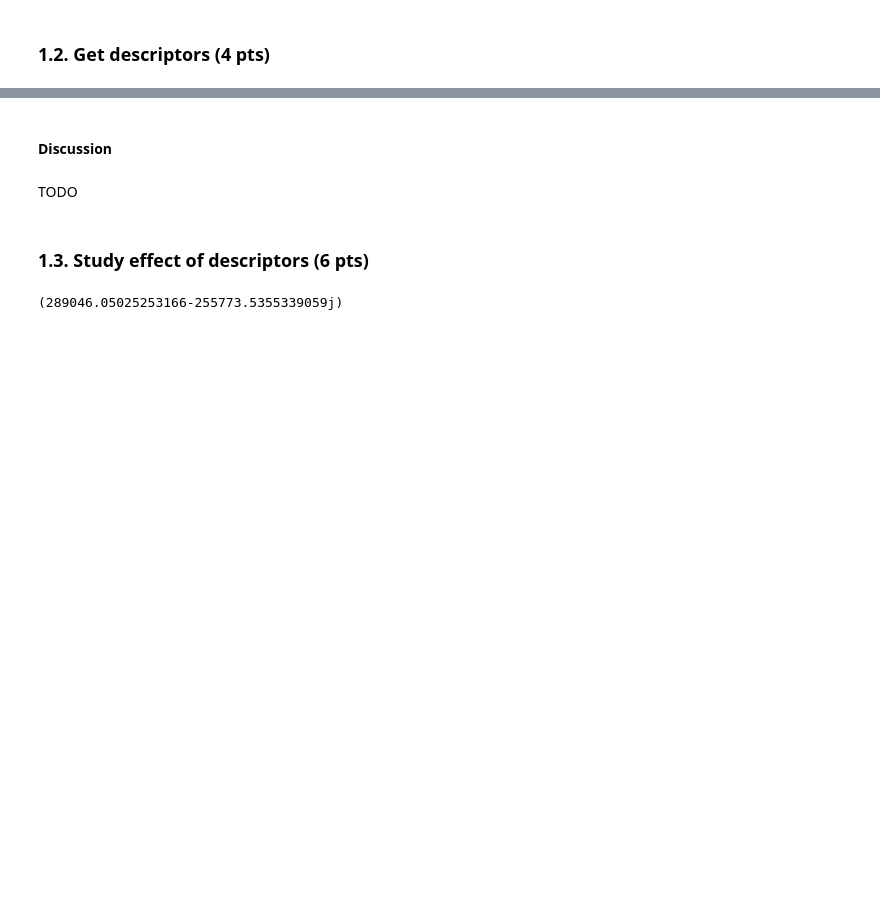
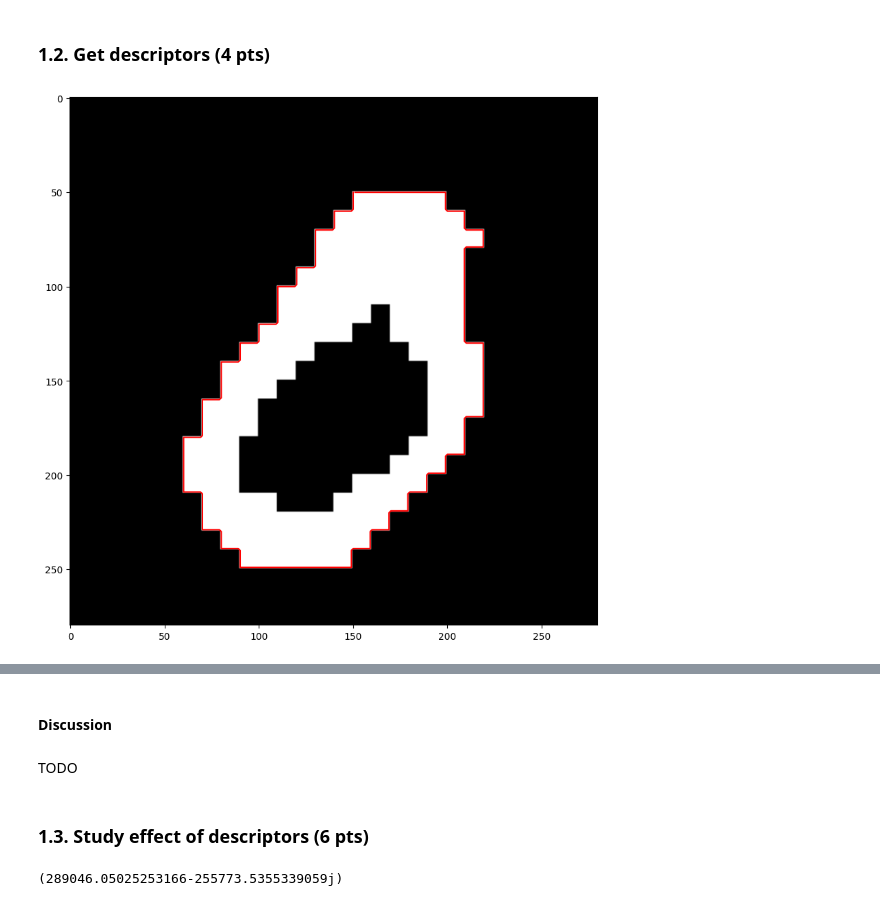
Before and after one commit to alessandrodalbesio/EPFL-image-analysis-and-pattern-recognition, a Jupyter notebook: lab_02_object_description.ipynb, the cells around one changed output, grey strips where cells are left out. Drawn from its saved outputs; the diff is of its cells as text; code cells hidden in the pictures; blank space fills up the shorter version.

```diff
--- a/lab_02_object_description.ipynb
+++ b/lab_02_object_description.ipynb
@@ -184,80 +195,86 @@ import numpy as np
 from scipy.fft import fft
 
 def getOutline(img):
-    # The input image must be an opencv compatible image (i.e. a numpy array)
-
-    # Get the shape of the image
-    height, _ = img.shape
-
-    # Increase the number of pixels of the image to avoid aliasing
-    img = cv2.resize(img, (0,0), fx=20, fy=20, interpolation=cv2.INTER_NEAREST) # Increase the number of pixels of the image to avoid aliasing
+    def distance(p1, p2):
+        return np.sqrt((p1[0]-p2[0])**2 + (p1[1]-p2[1])**2)
 
     # Get the contours with opencv
     contour_points,_ = cv2.findContours(img, cv2.RETR_EXTERNAL, cv2.CHAIN_APPROX_NONE) # Get the external points and dont'approximate the contour
 
+    # Plot the contour
+    plt.figure(figsize=(10,10))
+    plt.imshow(img, cmap='gray')
+    plt.plot(contour_points[0][:,0,0], contour_points[0][:,0,1], 'r-')
+    plt.show()
+
     # Get the points of the contour in a format easier to work with
     points = np.empty((len(contour_points[0][:,0,0])+1, 2))
     for i in range(len(contour_points[0][:,0,0])):
-        points[i] = [contour_points[0][i,0,0], height - contour_points[0][i,0,1]] # Invert the coordinates of y to have the origin in the lower left corner
-    points[-1] = [contour_points[0][0,0,0], height - contour_points[0][0,0,1]] # Invert the coordinates of y to have the origin in the lower left corner
+        points[i] = [contour_points[0][i,0,0], contour_points[0][i,0,1]]
+    points[-1] = [contour_points[0][0,0,0], contour_points[0][0,0,1]] # Add the first point to the end to close the contour
 
     # Get the sum of the distances between the all the points of the contour
     sumOfDistances = 0
     for i in range(len(points)-1):
-        sumOfDistances += np.sqrt((points[i][0]-points[i+1][0])**2 + (points[i][1]-points[i+1][1])**2)
-
-    # Select how many segments we want to have (we will have N+1 points)
+        sumOfDistances += distance(points[i], points[i+1])
     N = 100
-    eps = sumOfDistances / N # Select the distace between each point
-
-    # Define the parameters for the interpolation
-    currentPoint = points[0]
-    endPoint = points[1]
-    contourPoints = [currentPoint]
-    k = 1
+    eps = sumOfDistances/N
 
     # Interpolate the contour
-    while True:
-        # Compute the distance between the currentPoint and the endPoint
-        distance = np.sqrt((currentPoint[0]-endPoint[0])**2 + (currentPoint[1]-endPoint[1])**2)
-        if distance >= eps: # If distance between the currentPoint and the endPoint is greater than eps
-            nextPoint = currentPoint + (endPoint - currentPoint) / distance * eps
-        else: # If distance between the currentPoint and the endPoint is less than eps (we need to interpolate the next point)
-            if k == len(points)-1: # If we are at the last point of the contour
-                break
+    currentPoint = points[0]
+    nextPoint = points[1]
+    k = 1
+    contourPoints = [currentPoint]
+    while k != len(points)-2:
+        dist = 0
+        while dist + distance(currentPoint, nextPoint) < eps and k != len(points)-2:
             k += 1
-            currentPoint = endPoint
-            endPoint = points[k]
-            distanceForInterpolation = eps - distance # Remove the distance already covered
-            distance = np.sqrt((currentPoint[0]-endPoint[0])**2 + (currentPoint[1]-endPoint[1])**2)
-            nextPoint = currentPoint + (endPoint - currentPoint) / distance * distanceForInterpolation
-
-        contourPoints.append(nextPoint)
-        currentPoint = nextPoint
+            dist += distance(currentPoint, nextPoint)
+            currentPoint = nextPoint
+            nextPoint = points[k]
+            print(dist)
+        d = distance(currentPoint, nextPoint)
+        dt = eps - dist
+        x0 = currentPoint[0]
+        y0 = currentPoint[1]
+        x1 = nextPoint[0]
+        y1 = nextPoint[1]
+        t = dt/d
+        contourPoints.append(np.array([x0 + t*(x1-x0), y0 + t*(y1-y0)]))
+        print(contourPoints[-1], contourPoints[-2], distance(contourPoints[-1], contourPoints[-2]))
+        currentPoint = contourPoints[-1]
 
     # Return the interpolated contour
-    return np.array(contourPoints), eps, len(contourPoints)
+    return np.array(contourPoints)
 
 def convertPixelToComplex(contour):
-    complexContour = []
-    for i in range(len(contour)):
-        complexContour.append(complex(contour[i][0], contour[i][1]))
-    return np.array(complexContour)
+    # Set the origin in the lower left corner
+    # Plot the contour
+    plt.scatter(contour[:,0], contour[:,1])
+    plt.show()
+
 
 def convertComplexToPixel(contour):
     pixelContour = []
     for i in range(len(contour)):
         pixelContour.append([contour[i].real, contour[i].imag])
     return np.array(pixelContour)
 
-def get_descriptors(img) -> np.ndarray:
+def get_descriptors(img: np.ndarray) -> np.ndarray:
     # Interpolate the contour
-    points, _, _ = getOutline(img)
+    points = getOutline(img)
 
+    # Convert the points to complex numbers
     points = convertPixelToComplex(points)
 
     # Apply Fourier transform
     descriptors = fft(points)
 
     # Return the descriptors
     return descriptors
+
+# Get the descriptors of the zeros
+# Convert zeros_processed to 255 if it is True and 0 if it is False
+get_descriptors(np.array(zeros_processed[0]))
+# %% [output]
+[figure, added]
```
Also changed, not shown: parts of 5 cells of this notebook.
